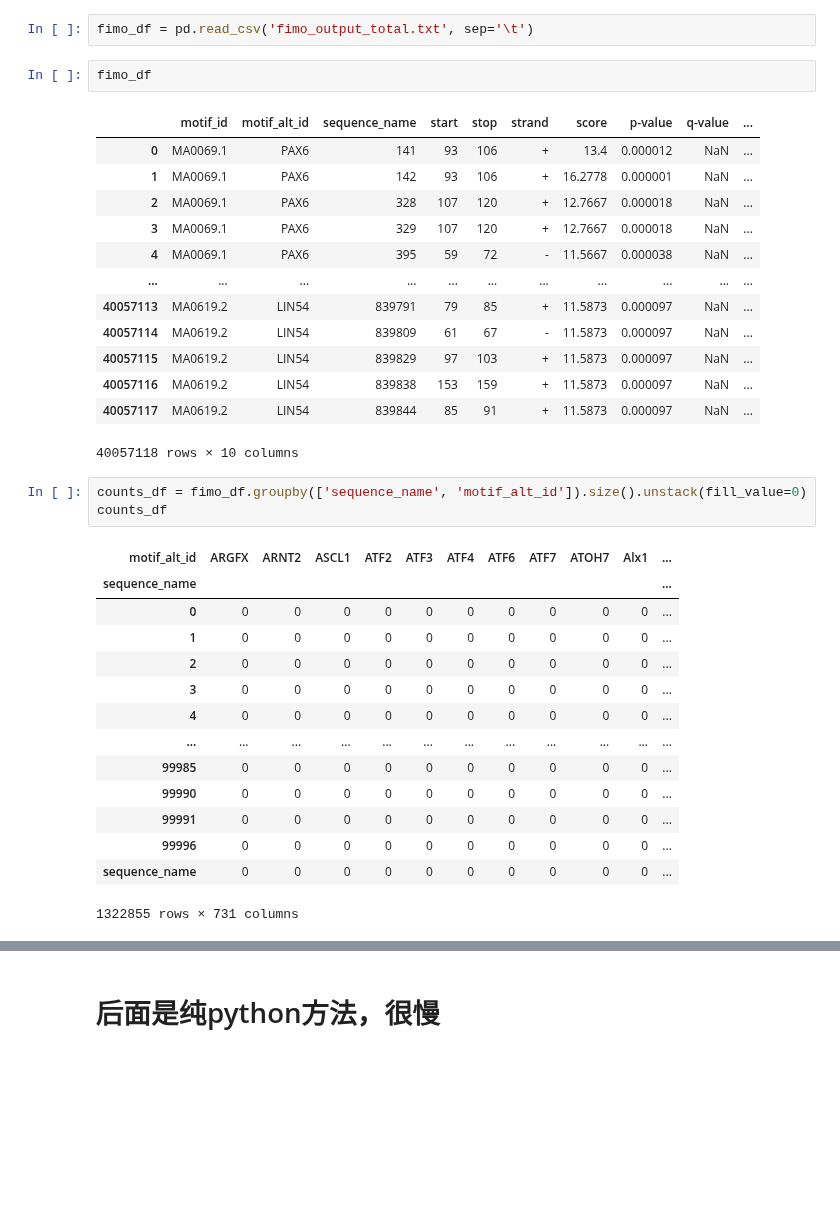
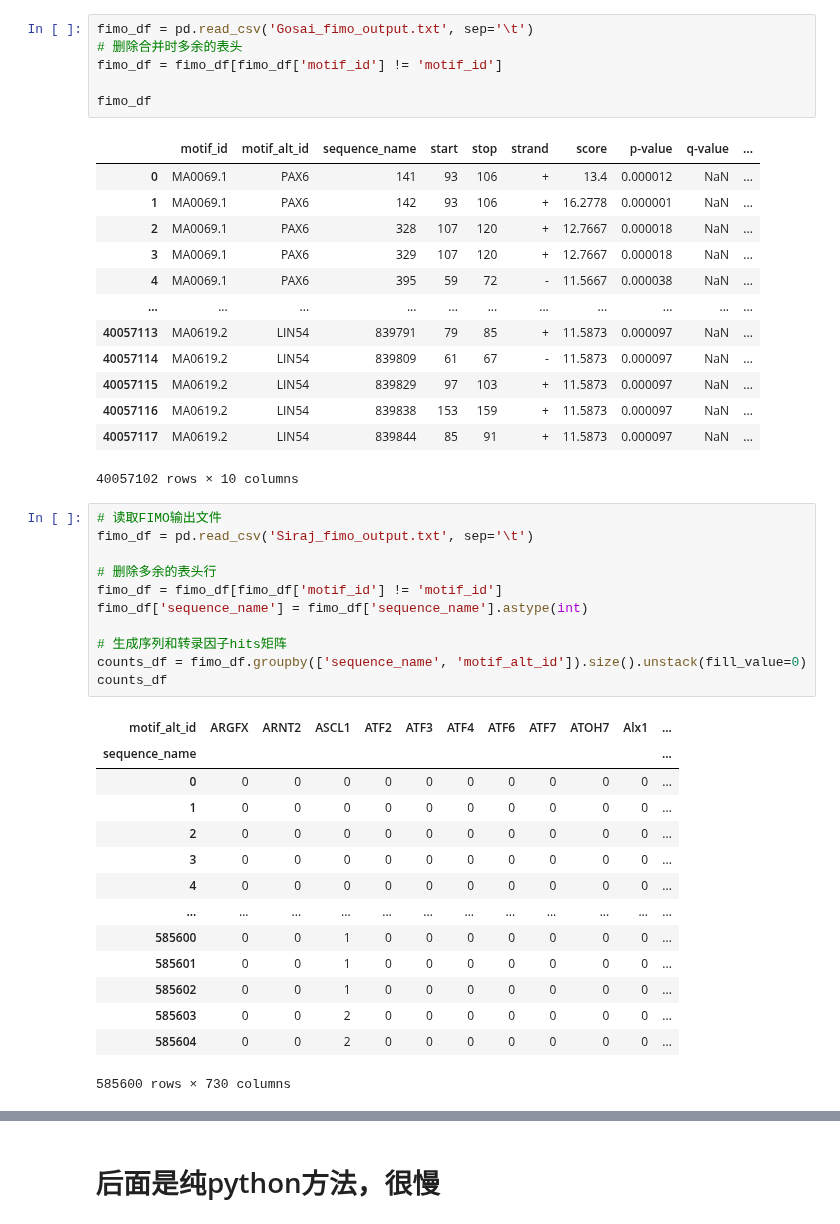
Before and after one commit to maplecai/EpiCast, a Jupyter notebook: TF_motif_models/scan_TF_motif.ipynb, the cells around one changed output, grey strips where cells are left out. Saved outputs shown, nothing was run; the diff lists cells and outputs as text; blank space fills up the shorter version.

```diff
--- a/TF_motif_models/scan_TF_motif.ipynb
+++ b/TF_motif_models/scan_TF_motif.ipynb
@@ -38,36 +33,46 @@ Using motif -MA0069.1 of width 14.
 # %%
-fimo_df = pd.read_csv('fimo_output_total.txt', sep='\t')
+fimo_df = pd.read_csv('Gosai_fimo_output.txt', sep='\t')
+# 删除合并时多余的表头
+fimo_df = fimo_df[fimo_df['motif_id'] != 'motif_id']
+
+fimo_df
+# %% [output]
+|  | motif_id | motif_alt_id | sequence_name | start | stop | strand | score | p-value | q-value | ... |
+| 0 | MA0069.1 | PAX6 | 141 | 93 | 106 | + | 13.4 | 0.000012 | NaN | ... |
+| 1 | MA0069.1 | PAX6 | 142 | 93 | 106 | + | 16.2778 | 0.000001 | NaN | ... |
+| 2 | MA0069.1 | PAX6 | 328 | 107 | 120 | + | 12.7667 | 0.000018 | NaN | ... |
+| 3 | MA0069.1 | PAX6 | 329 | 107 | 120 | + | 12.7667 | 0.000018 | NaN | ... |
+| 4 | MA0069.1 | PAX6 | 395 | 59 | 72 | - | 11.5667 | 0.000038 | NaN | ... |
+| ... | ... | ... | ... | ... | ... | ... | ... | ... | ... | ... |
+| 40057113 | MA0619.2 | LIN54 | 839791 | 79 | 85 | + | 11.5873 | 0.000097 | NaN | ... |
+| 40057114 | MA0619.2 | LIN54 | 839809 | 61 | 67 | - | 11.5873 | 0.000097 | NaN | ... |
+| 40057115 | MA0619.2 | LIN54 | 839829 | 97 | 103 | + | 11.5873 | 0.000097 | NaN | ... |
+| 40057116 | MA0619.2 | LIN54 | 839838 | 153 | 159 | + | 11.5873 | 0.000097 | NaN | ... |
+| 40057117 | MA0619.2 | LIN54 | 839844 | 85 | 91 | + | 11.5873 | 0.000097 | NaN | ... |
+40057102 rows × 10 columns
-# %%
-fimo_df
-# %% [output]
-|  | motif_id | motif_alt_id | sequence_name | start | stop | strand | score | p-value | q-value | ... |
-| 0 | MA0069.1 | PAX6 | 141 | 93 | 106 | + | 13.4 | 0.000012 | NaN | ... |
-| 1 | MA0069.1 | PAX6 | 142 | 93 | 106 | + | 16.2778 | 0.000001 | NaN | ... |
-| 2 | MA0069.1 | PAX6 | 328 | 107 | 120 | + | 12.7667 | 0.000018 | NaN | ... |
-| 3 | MA0069.1 | PAX6 | 329 | 107 | 120 | + | 12.7667 | 0.000018 | NaN | ... |
-| 4 | MA0069.1 | PAX6 | 395 | 59 | 72 | - | 11.5667 | 0.000038 | NaN | ... |
-| ... | ... | ... | ... | ... | ... | ... | ... | ... | ... | ... |
-| 40057113 | MA0619.2 | LIN54 | 839791 | 79 | 85 | + | 11.5873 | 0.000097 | NaN | ... |
-| 40057114 | MA0619.2 | LIN54 | 839809 | 61 | 67 | - | 11.5873 | 0.000097 | NaN | ... |
-| 40057115 | MA0619.2 | LIN54 | 839829 | 97 | 103 | + | 11.5873 | 0.000097 | NaN | ... |
-| 40057116 | MA0619.2 | LIN54 | 839838 | 153 | 159 | + | 11.5873 | 0.000097 | NaN | ... |
-| 40057117 | MA0619.2 | LIN54 | 839844 | 85 | 91 | + | 11.5873 | 0.000097 | NaN | ... |
-40057118 rows × 10 columns
-# %%
-counts_df = fimo_df.groupby(['sequence_name', 'motif_alt_id']).size().unstack(fill_value=0)
-counts_df
-# %% [output]
-| motif_alt_id | ARGFX | ARNT2 | ASCL1 | ATF2 | ATF3 | ATF4 | ATF6 | ATF7 | ATOH7 | Alx1 | ... |
-| sequence_name |  |  |  |  |  |  |  |  |  |  | ... |
-| 0 | 0 | 0 | 0 | 0 | 0 | 0 | 0 | 0 | 0 | 0 | ... |
-| 1 | 0 | 0 | 0 | 0 | 0 | 0 | 0 | 0 | 0 | 0 | ... |
-| 2 | 0 | 0 | 0 | 0 | 0 | 0 | 0 | 0 | 0 | 0 | ... |
-| 3 | 0 | 0 | 0 | 0 | 0 | 0 | 0 | 0 | 0 | 0 | ... |
-| 4 | 0 | 0 | 0 | 0 | 0 | 0 | 0 | 0 | 0 | 0 | ... |
-| ... | ... | ... | ... | ... | ... | ... | ... | ... | ... | ... | ... |
-| 99985 | 0 | 0 | 0 | 0 | 0 | 0 | 0 | 0 | 0 | 0 | ... |
-| 99990 | 0 | 0 | 0 | 0 | 0 | 0 | 0 | 0 | 0 | 0 | ... |
-| 99991 | 0 | 0 | 0 | 0 | 0 | 0 | 0 | 0 | 0 | 0 | ... |
-| 99996 | 0 | 0 | 0 | 0 | 0 | 0 | 0 | 0 | 0 | 0 | ... |
-| sequence_name | 0 | 0 | 0 | 0 | 0 | 0 | 0 | 0 | 0 | 0 | ... |
-1322855 rows × 731 columns
+# %%
+# 读取FIMO输出文件
+fimo_df = pd.read_csv('Siraj_fimo_output.txt', sep='\t')
+
+# 删除多余的表头行
+fimo_df = fimo_df[fimo_df['motif_id'] != 'motif_id']
+fimo_df['sequence_name'] = fimo_df['sequence_name'].astype(int)
+
+# 生成序列和转录因子hits矩阵
+counts_df = fimo_df.groupby(['sequence_name', 'motif_alt_id']).size().unstack(fill_value=0)
+counts_df
+# %% [output]
+| motif_alt_id | ARGFX | ARNT2 | ASCL1 | ATF2 | ATF3 | ATF4 | ATF6 | ATF7 | ATOH7 | Alx1 | ... |
+| sequence_name |  |  |  |  |  |  |  |  |  |  | ... |
+| 0 | 0 | 0 | 0 | 0 | 0 | 0 | 0 | 0 | 0 | 0 | ... |
+| 1 | 0 | 0 | 0 | 0 | 0 | 0 | 0 | 0 | 0 | 0 | ... |
+| 2 | 0 | 0 | 0 | 0 | 0 | 0 | 0 | 0 | 0 | 0 | ... |
+| 3 | 0 | 0 | 0 | 0 | 0 | 0 | 0 | 0 | 0 | 0 | ... |
+| 4 | 0 | 0 | 0 | 0 | 0 | 0 | 0 | 0 | 0 | 0 | ... |
+| ... | ... | ... | ... | ... | ... | ... | ... | ... | ... | ... | ... |
+| 585600 | 0 | 0 | 1 | 0 | 0 | 0 | 0 | 0 | 0 | 0 | ... |
+| 585601 | 0 | 0 | 1 | 0 | 0 | 0 | 0 | 0 | 0 | 0 | ... |
+| 585602 | 0 | 0 | 1 | 0 | 0 | 0 | 0 | 0 | 0 | 0 | ... |
+| 585603 | 0 | 0 | 2 | 0 | 0 | 0 | 0 | 0 | 0 | 0 | ... |
+| 585604 | 0 | 0 | 2 | 0 | 0 | 0 | 0 | 0 | 0 | 0 | ... |
+585600 rows × 730 columns
```
Also changed, not shown: parts of 23 cells of this notebook, 38 other files.
